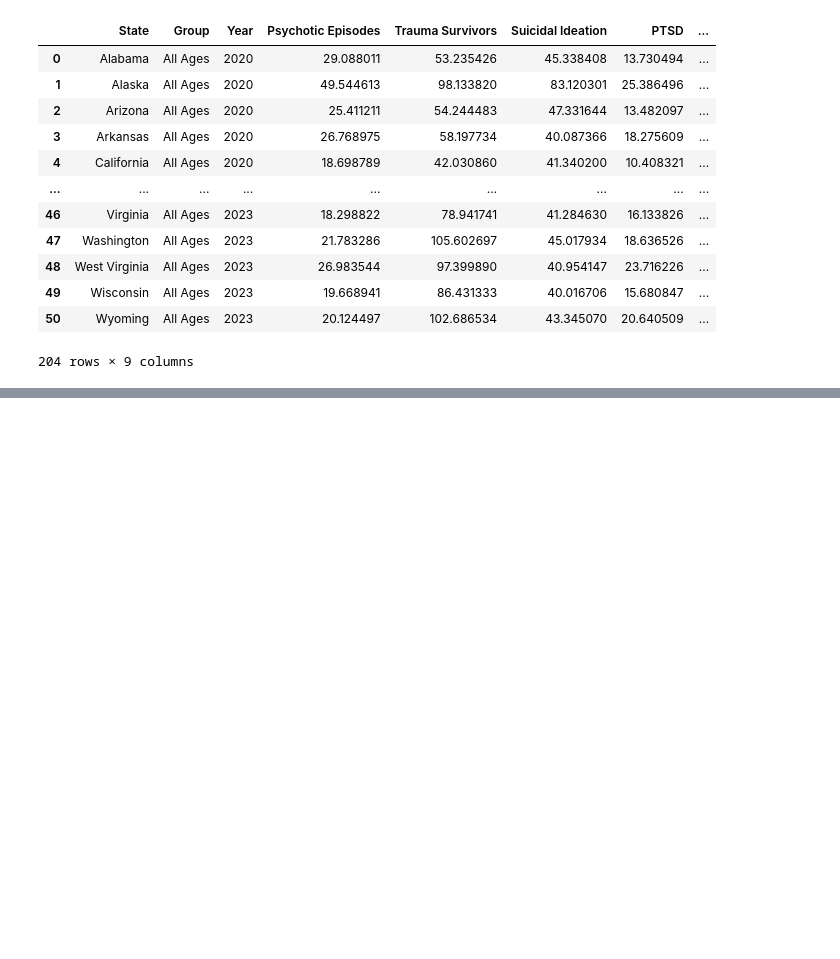
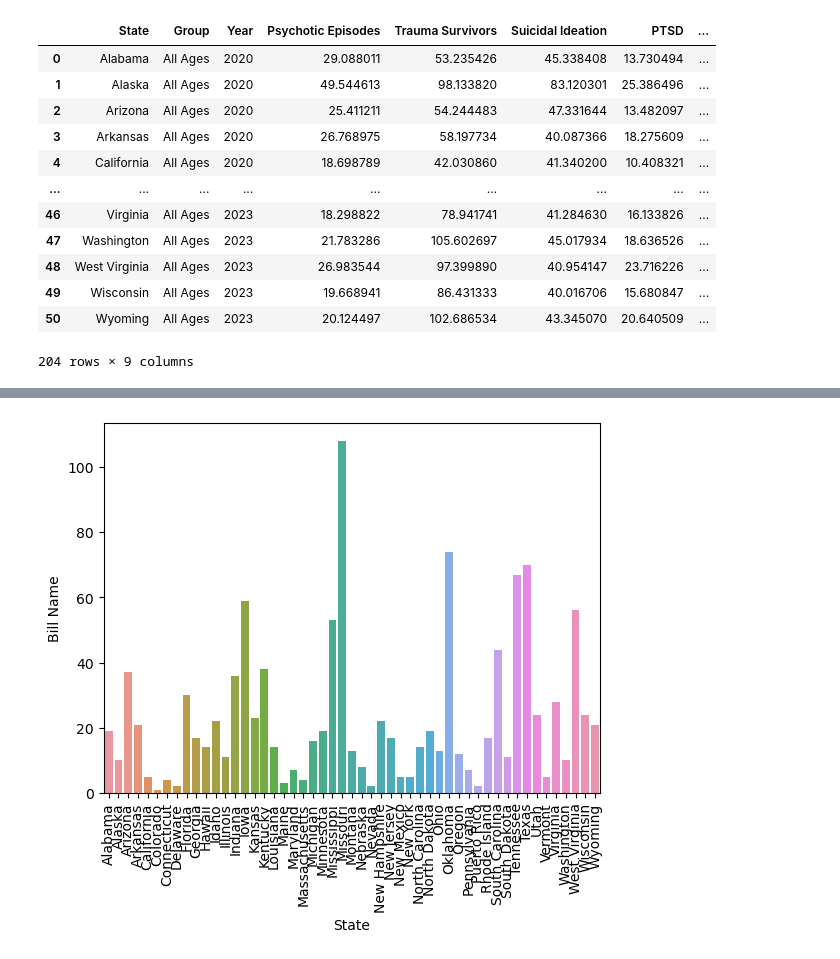
Before and after one commit to sofiatka/LGBTQ-Laws-and-MH, a Jupyter notebook: Draft_EDA.ipynb, the cells around one changed output, grey strips where cells are left out. Cells and saved outputs as stored; diff of their text form; code cells hidden in the pictures; blank space fills up the shorter version.

```diff
--- a/Draft_EDA.ipynb
+++ b/Draft_EDA.ipynb
@@ -248,0 +337,4 @@ combined_web[combined_web['State'] =='New England']
+# %%
+excluding_duplicates = anti_web_df.groupby('State')["Bill Name"].nunique()
+excluding_duplicates = excluding_duplicates.reset_index()
+#makes a df of the number of unique bills per state, so that there aren't repeats
@@ -248,0 +367,6 @@ combined_web[combined_web['State'] =='New England']
+# %%
+sns.barplot(x= excluding_duplicates['State'], y=excluding_duplicates['Bill Name'])
+plt.xticks(rotation = 90)
+plt.show()
+# %% [output]
+[figure, added]
```
Also changed, not shown: parts of 17 cells of this notebook.
